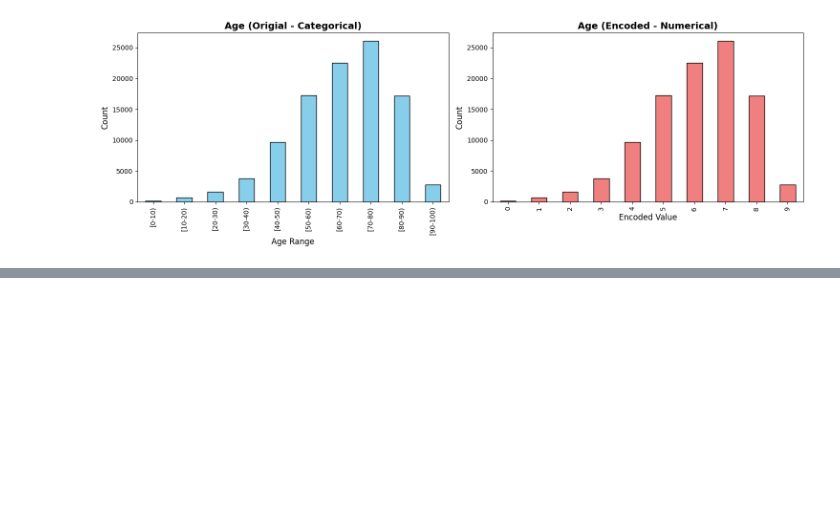
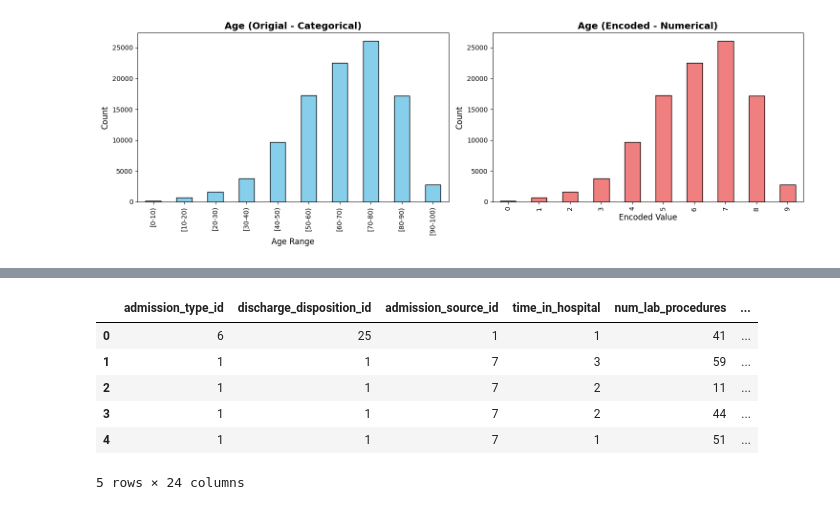
Before and after one commit to EduardoYaguar/act1_2p_si_eda_2_25_yaguar, a Jupyter notebook: act2_2p_si_tech_2_25_yaguar.ipynb, the cells around one changed output, grey strips where cells are left out. Drawn from its saved outputs; the diff is of its cells as text; code cells hidden in the pictures; blank space fills up the shorter version.

```diff
--- a/act2_2p_si_tech_2_25_yaguar.ipynb
+++ b/act2_2p_si_tech_2_25_yaguar.ipynb
@@ -108,0 +172,10 @@ plt.show()
+# %%
+X_onehot.head()
+# %% [output]
+|  | admission_type_id | discharge_disposition_id | admission_source_id | time_in_hospital | num_lab_procedures | ... |
+| 0 | 6 | 25 | 1 | 1 | 41 | ... |
+| 1 | 1 | 1 | 7 | 3 | 59 | ... |
+| 2 | 1 | 1 | 7 | 2 | 11 | ... |
+| 3 | 1 | 1 | 7 | 2 | 44 | ... |
+| 4 | 1 | 1 | 7 | 1 | 51 | ... |
+5 rows × 24 columns
```
Also changed, not shown: parts of 9 cells of this notebook.
